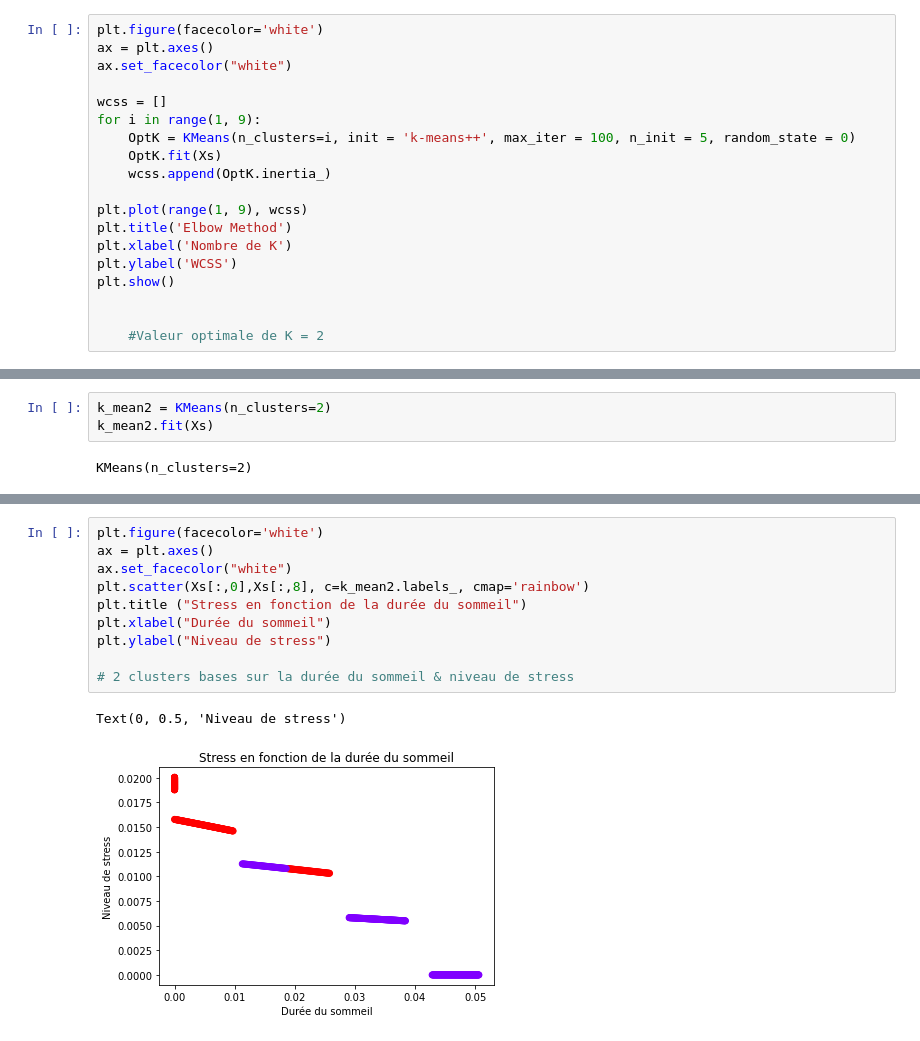
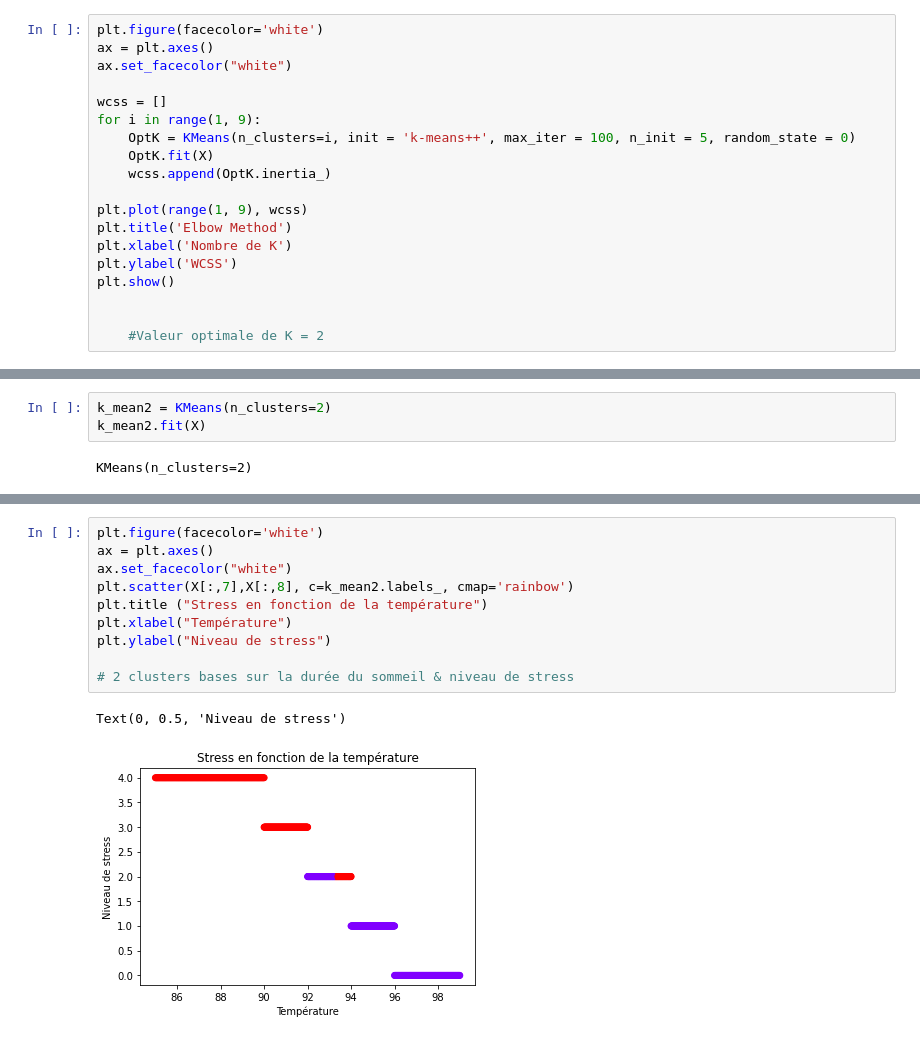
Before and after one commit to Quentin-G64/Quentin-G64, a Jupyter notebook: Stress Level - K Means .ipynb, the cells around one changed output, grey strips where cells are left out. Saved outputs shown, nothing was run; the diff lists cells and outputs as text.

```diff
--- a/Stress Level - K Means .ipynb
+++ b/Stress Level - K Means .ipynb
@@ -121,7 +112,7 @@ ax.set_facecolor("white")
 wcss = []
 for i in range(1, 9):
     OptK = KMeans(n_clusters=i, init = 'k-means++', max_iter = 100, n_init = 5, random_state = 0)
-    OptK.fit(Xs)
+    OptK.fit(X)
     wcss.append(OptK.inertia_)
 
 plt.plot(range(1, 9), wcss)
@@ -137,6 +128,6 @@ plt.show()
 # %%
 k_mean2 = KMeans(n_clusters=2)
-k_mean2.fit(Xs)
+k_mean2.fit(X)
 # %% [output]
 KMeans(n_clusters=2)
 # %%
@@ -176,16 +178,16 @@ silhouette_score(Xs, labels_2)
 # %%
 plt.figure(facecolor='white')
 ax = plt.axes()
 ax.set_facecolor("white")
-plt.scatter(Xs[:,0],Xs[:,8], c=k_mean2.labels_, cmap='rainbow')
-plt.title ("Stress en fonction de la durée du sommeil")
-plt.xlabel("Durée du sommeil")
+plt.scatter(X[:,7],X[:,8], c=k_mean2.labels_, cmap='rainbow')
+plt.title ("Stress en fonction de la température")
+plt.xlabel("Température")
 plt.ylabel("Niveau de stress")
 
 # 2 clusters bases sur la durée du sommeil & niveau de stress
 # %% [output]
 Text(0, 0.5, 'Niveau de stress')
-[figure, old version]
+[figure, new version]
 # %%
 plt.figure(facecolor='white')
 ax = plt.axes()
```
Also changed, not shown: parts of 14 cells of this notebook, 2 other files.
